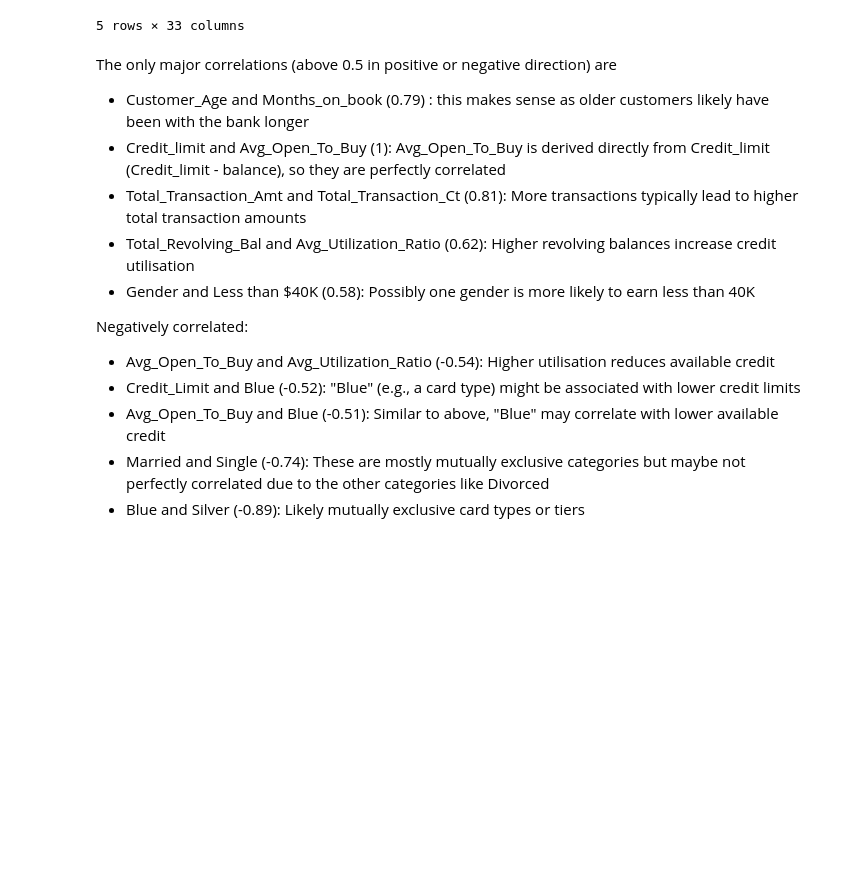
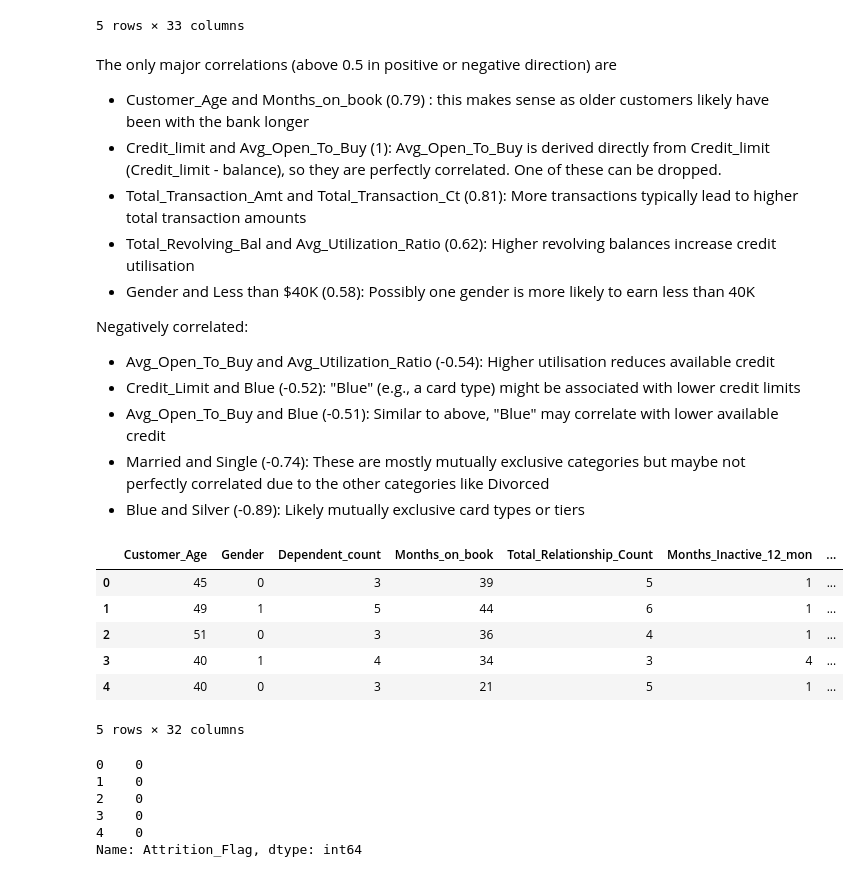
Before and after one commit to surajkarak/churn_prediction, a Jupyter notebook: churn_prediction.ipynb, the cells around one changed output. Saved outputs shown, nothing was run; the diff lists cells and outputs as text; code cells hidden in the pictures; blank space fills up the shorter version.

```diff
--- a/churn_prediction.ipynb
+++ b/churn_prediction.ipynb
@@ -378,7 +378,7 @@ fig.show()
 The only major correlations (above 0.5 in positive or negative direction) are
 
 - Customer_Age and Months_on_book (0.79) : this makes sense as older customers likely have been with the bank longer
-- Credit_limit and Avg_Open_To_Buy (1): Avg_Open_To_Buy is derived directly from Credit_limit (Credit_limit - balance), so they are perfectly correlated
+- Credit_limit and Avg_Open_To_Buy (1): Avg_Open_To_Buy is derived directly from Credit_limit (Credit_limit - balance), so they are perfectly correlated. One of these can be dropped.
 - Total_Transaction_Amt and Total_Transaction_Ct (0.81): More transactions typically lead to higher total transaction amounts
 - Total_Revolving_Bal and Avg_Utilization_Ratio (0.62): Higher revolving balances increase credit utilisation
 - Gender and Less than $40K (0.58): Possibly one gender is more likely to earn less than 40K
@@ -391,0 +401,19 @@ Negatively correlated:
+# %%
+X.head()
+# %% [output]
+|  | Customer_Age | Gender | Dependent_count | Months_on_book | Total_Relationship_Count | Months_Inactive_12_mon | ... |
+| 0 | 45 | 0 | 3 | 39 | 5 | 1 | ... |
+| 1 | 49 | 1 | 5 | 44 | 6 | 1 | ... |
+| 2 | 51 | 0 | 3 | 36 | 4 | 1 | ... |
+| 3 | 40 | 1 | 4 | 34 | 3 | 4 | ... |
+| 4 | 40 | 0 | 3 | 21 | 5 | 1 | ... |
+5 rows × 32 columns
+# %%
+y.head()
+# %% [output]
+0    0
+1    0
+2    0
+3    0
+4    0
+Name: Attrition_Flag, dtype: int64
```
Also changed, not shown: parts of 13 cells of this notebook.
